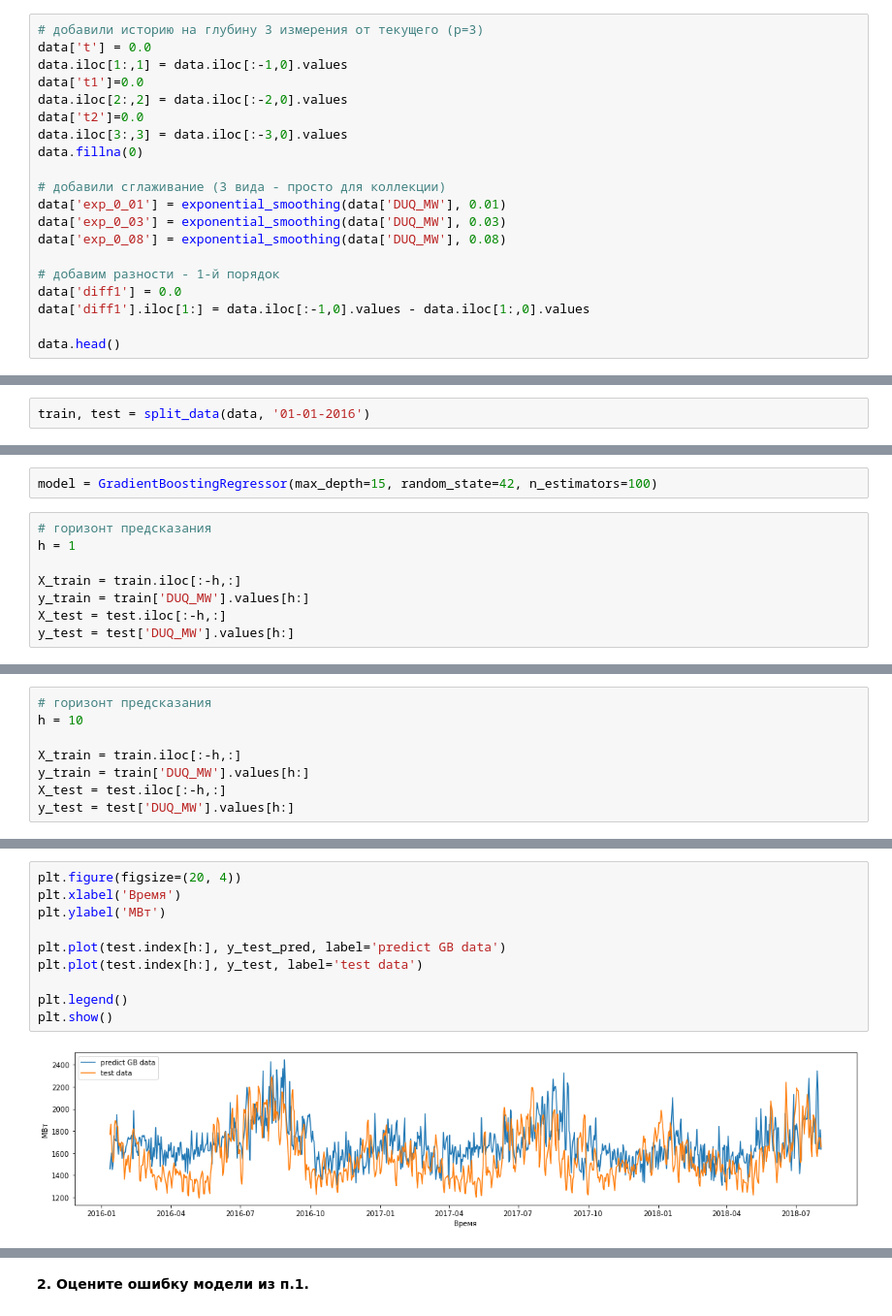
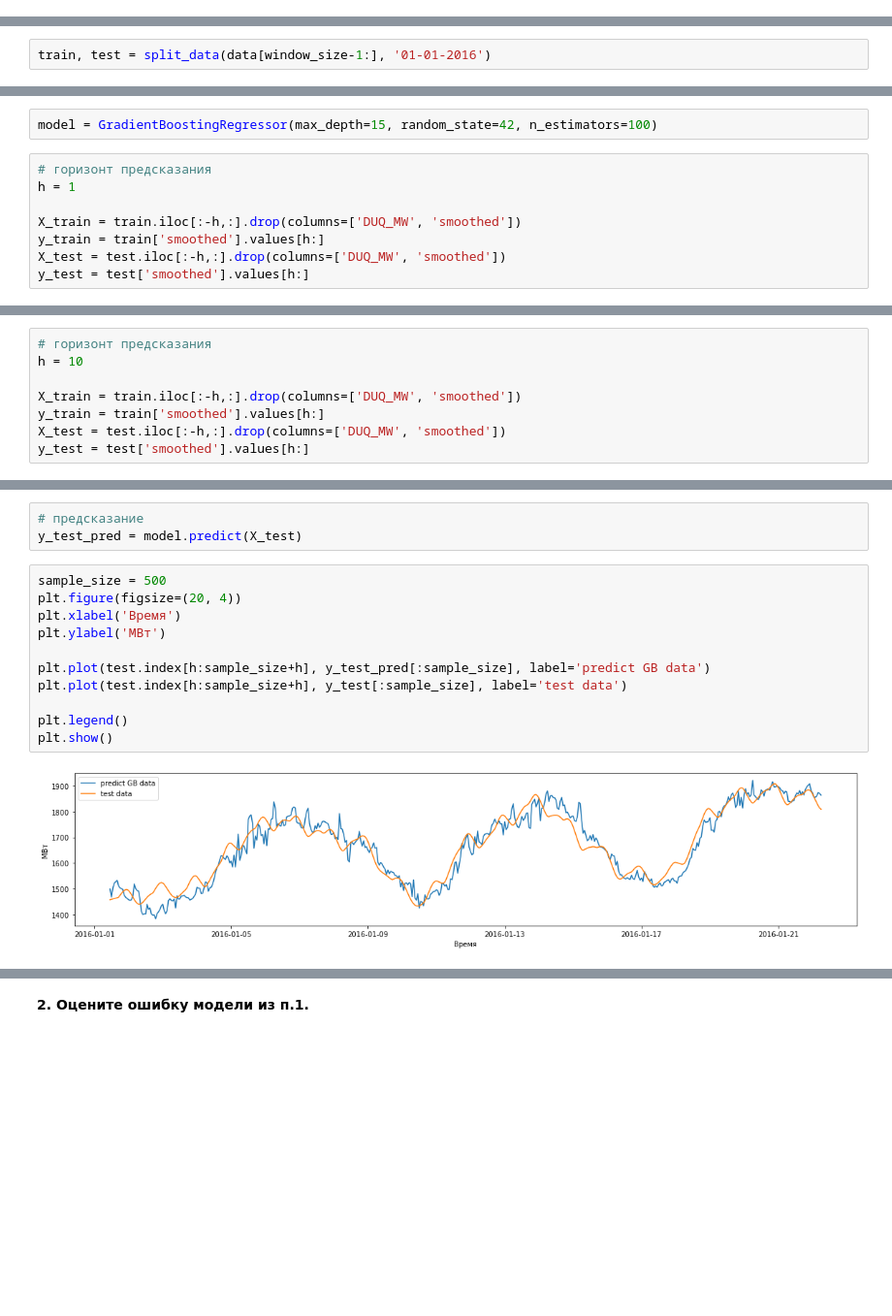
Before and after one commit to dimireme/gb_ml_at_bisines, a Jupyter notebook: lesson_2.ipynb, the cells around one changed output, grey strips where cells are left out. Shown at 97% size. Drawn from its saved outputs; the diff is of its cells as text; blank space fills up the shorter version.

```diff
--- a/lesson_2.ipynb
+++ b/lesson_2.ipynb
@@ -109,20 +177,0 @@ plt.show()
-# %%
-# добавили историю на глубину 3 измерения от текущего (р=3)
-data['t'] = 0.0
-data.iloc[1:,1] = data.iloc[:-1,0].values
-data['t1']=0.0
-data.iloc[2:,2] = data.iloc[:-2,0].values
-data['t2']=0.0
-data.iloc[3:,3] = data.iloc[:-3,0].values
-data.fillna(0)
-
-# добавили сглаживание (3 вида - просто для коллекции)
-data['exp_0_01'] = exponential_smoothing(data['DUQ_MW'], 0.01)
-data['exp_0_03'] = exponential_smoothing(data['DUQ_MW'], 0.03)
-data['exp_0_08'] = exponential_smoothing(data['DUQ_MW'], 0.08)
-
-# добавим разности - 1-й порядок
-data['diff1'] = 0.0
-data['diff1'].iloc[1:] = data.iloc[:-1,0].values - data.iloc[1:,0].values
-
-data.head()
@@ -149,4 +190,4 @@ def mean_absolute_percentage_error(y_true, y_pred):
 # %%
-train, test = split_data(data, '01-01-2016')
+train, test = split_data(data[window_size-1:], '01-01-2016')
 # %%
 plt.figure( figsize=(15, 7))
@@ -168,10 +209,10 @@ model = GradientBoostingRegressor(max_depth=15, random_state=42, n_estimators=10
 # горизонт предсказания
 h = 1
 
-X_train = train.iloc[:-h,:]
-y_train = train['DUQ_MW'].values[h:]
-X_test = test.iloc[:-h,:]
-y_test = test['DUQ_MW'].values[h:]
+X_train = train.iloc[:-h,:].drop(columns=['DUQ_MW', 'smoothed'])
+y_train = train['smoothed'].values[h:]
+X_test = test.iloc[:-h,:].drop(columns=['DUQ_MW', 'smoothed'])
+y_test = test['smoothed'].values[h:]
 # %%
 # обучение модели
 model.fit(X_train, y_train)
@@ -200,10 +258,10 @@ print(f'Ошибка градиентного бустинга при h={h}: {er
 # горизонт предсказания
 h = 10
 
-X_train = train.iloc[:-h,:]
-y_train = train['DUQ_MW'].values[h:]
-X_test = test.iloc[:-h,:]
-y_test = test['DUQ_MW'].values[h:]
+X_train = train.iloc[:-h,:].drop(columns=['DUQ_MW', 'smoothed'])
+y_train = train['smoothed'].values[h:]
+X_test = test.iloc[:-h,:].drop(columns=['DUQ_MW', 'smoothed'])
+y_test = test['smoothed'].values[h:]
 # %%
 # обучение модели
 model.fit(X_train, y_train)
@@ -213,15 +270,19 @@ y_test_pred = model.predict(X_test)
+# %%
+# предсказание
+y_test_pred = model.predict(X_test)
 # %%
+sample_size = 500
 plt.figure(figsize=(20, 4))
 plt.xlabel('Время')
 plt.ylabel('МВт')
 
-plt.plot(test.index[h:], y_test_pred, label='predict GB data')
-plt.plot(test.index[h:], y_test, label='test data')
+plt.plot(test.index[h:sample_size+h], y_test_pred[:sample_size], label='predict GB data')
+plt.plot(test.index[h:sample_size+h], y_test[:sample_size], label='test data')
 
 plt.legend()
 plt.show()
 # %% [output]
-[figure, old version]
+[figure, new version]
 # %%
 error = mean_absolute_percentage_error(y_true=y_test, y_pred=y_test_pred)
 
```
Also changed, not shown: parts of 42 cells of this notebook, 1 other file.
